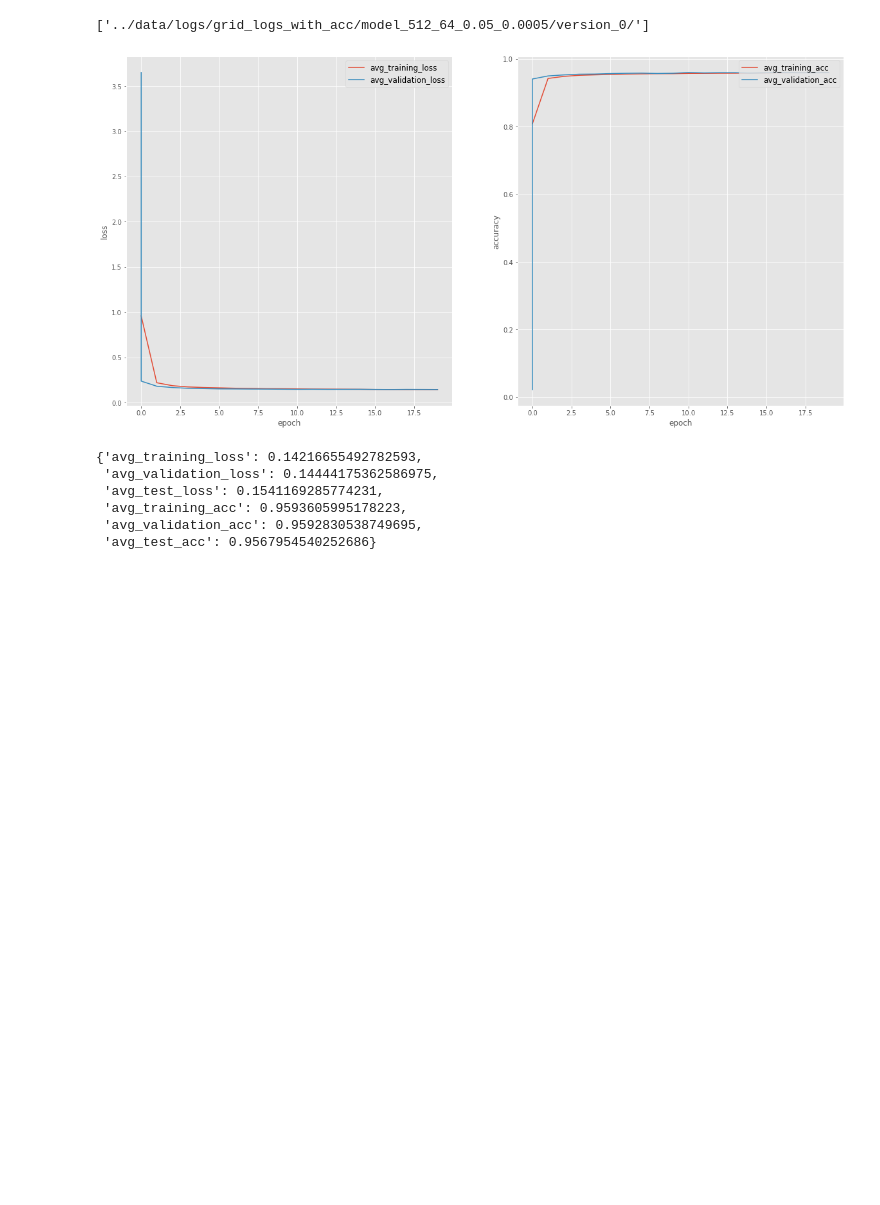
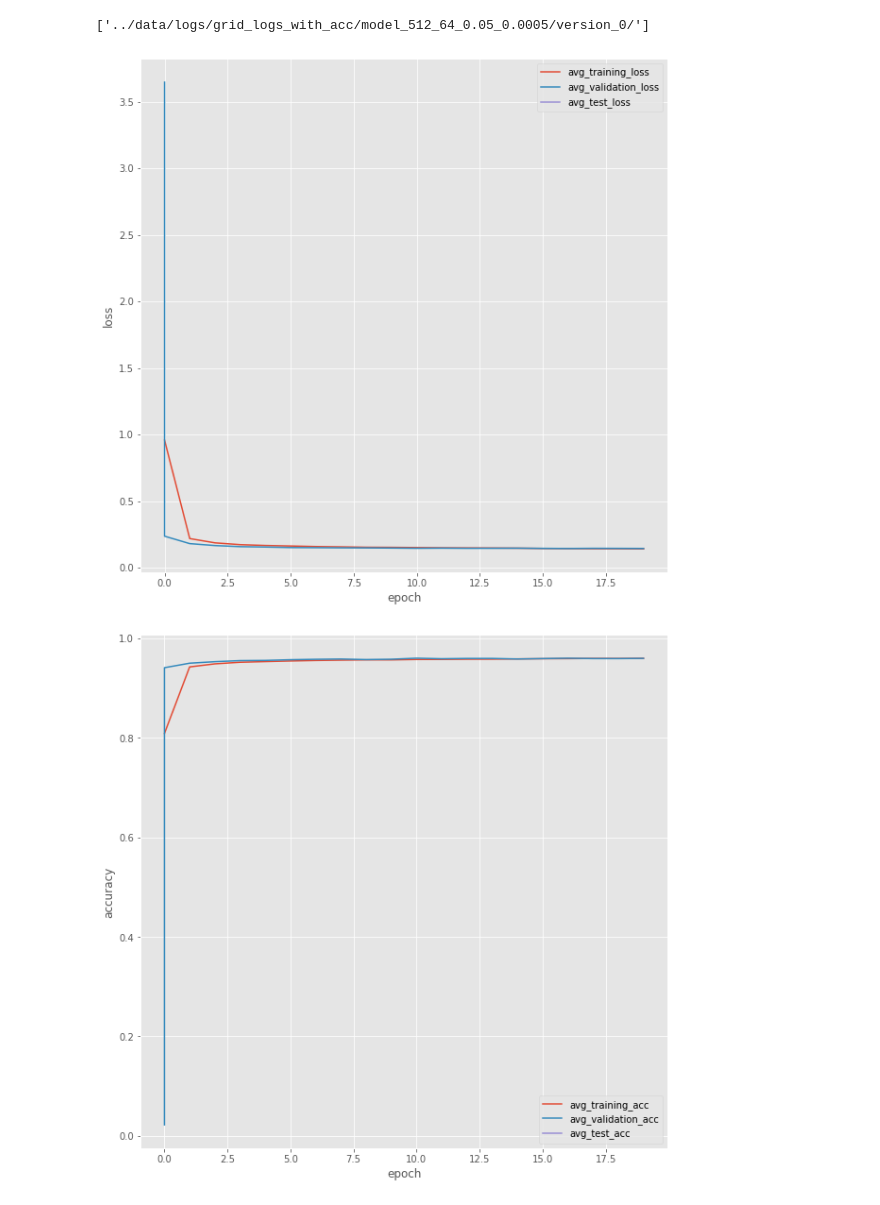
Before and after one commit to gbfelgas/cpe721, a Jupyter notebook: notebooks/results-collector.ipynb, the cells around one changed output. Drawn from its saved outputs; the diff is of its cells as text; code cells hidden in the pictures; blank space fills up the shorter version.

Commit message:
fix: one graph per metric type in best model results

```diff
--- a/notebooks/results-collector.ipynb
+++ b/notebooks/results-collector.ipynb
@@ -130,7 +130,7 @@ for c in configs.keys():
 ### Best model
 # %%
 def plot_and_save_best_model_metrics(file: str, metrics: list, path_prefix: str):
-    fig, ax = plt.subplots(nrows=1, ncols=2, figsize=(20, 10))
+    fig, ax = plt.subplots(nrows=1, ncols=1, figsize=(10, 10))
     event = get_event(file)
 
     metrics_dict = {}
@@ -138,22 +138,22 @@ def plot_and_save_best_model_metrics(file: str, metrics: list, path_prefix: str)
     for metric in metrics:
         step, value = get_log_metric(event, metric)
         metrics_dict[metric] = value[-1]
+        plt.plot(step, value, label=metric)
 
-        if 'loss' in metric and 'test' not in metric:
-            ax[0].plot(step, value, label=metric)
-        if 'acc' in metric and 'test' not in metric:
-            ax[1].plot(step, value, label=metric)
-
-    ax[0].legend(loc='upper right', fontsize='large')
-    ax[0].set_ylabel('loss')
-    ax[0].set_xlabel('epoch')
-    ax[1].legend(loc='upper right', fontsize='large')
-    ax[1].set_ylabel('accuracy')
-    ax[1].set_xlabel('epoch')
-    plt.show()
 
     filename = re.sub(path_prefix, "", file)
     filename = re.sub(r"/version_\d+/", "", filename)
+
+    if "loss" in metric:
+        ax.legend(loc='upper right', fontsize='medium')
+        ax.set_ylabel('loss')
+        filename += "_loss"
+    if "acc" in metric:
+        ax.legend(loc='lower right', fontsize='medium')
+        ax.set_ylabel('accuracy')
+        filename += "_acc"
+    ax.set_xlabel('epoch')
+    plt.show()
 
     fig.savefig(
         f'../images/results/best_{filename}.png',
@@ -168,28 +168,27 @@ def plot_and_save_best_model_metrics(file: str, metrics: list, path_prefix: str)
 # %% [output]
 ['../data/logs/grid_logs_with_acc/model_512_64_0.05_0.0005/version_0/']
 # %%
-best_model_metrics = [
+loss_metrics = [
     "avg_training_loss",
     "avg_validation_loss",
-    "avg_test_loss",
+    "avg_test_loss"
+]
+acc_metrics = [
     "avg_training_acc",
     "avg_validation_acc",
     "avg_test_acc"
 ]
 # %%
-results = plot_and_save_best_model_metrics(
+loss_results = plot_and_save_best_model_metrics(
     "../data/logs/grid_logs_with_acc/model_512_64_0.05_0.0005/version_0/",
-    best_model_metrics,
+    loss_metrics,
     path_prefix
 )
+acc_results = plot_and_save_best_model_metrics(
+    "../data/logs/grid_logs_with_acc/model_512_64_0.05_0.0005/version_0/",
+    acc_metrics,
+    path_prefix
+)
 # %% [output]
-[figure, old version]
+[figure, new version]
+[figure, added]
-# %%
-results
-# %% [output]
-{'avg_training_loss': 0.14216655492782593,
- 'avg_validation_loss': 0.14444175362586975,
- 'avg_test_loss': 0.1541169285774231,
- 'avg_training_acc': 0.9593605995178223,
- 'avg_validation_acc': 0.9592830538749695,
- 'avg_test_acc': 0.9567954540252686}
```
Also changed, not shown: parts of 2 cells of this notebook, 3 other files.
